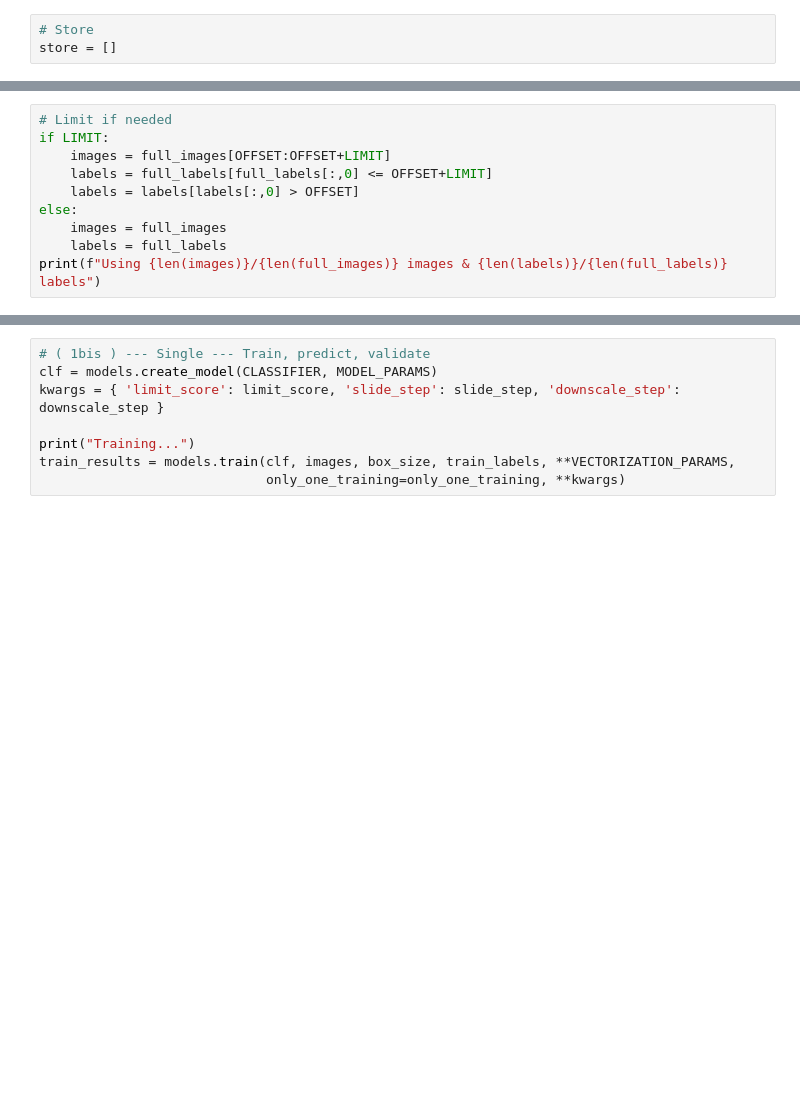
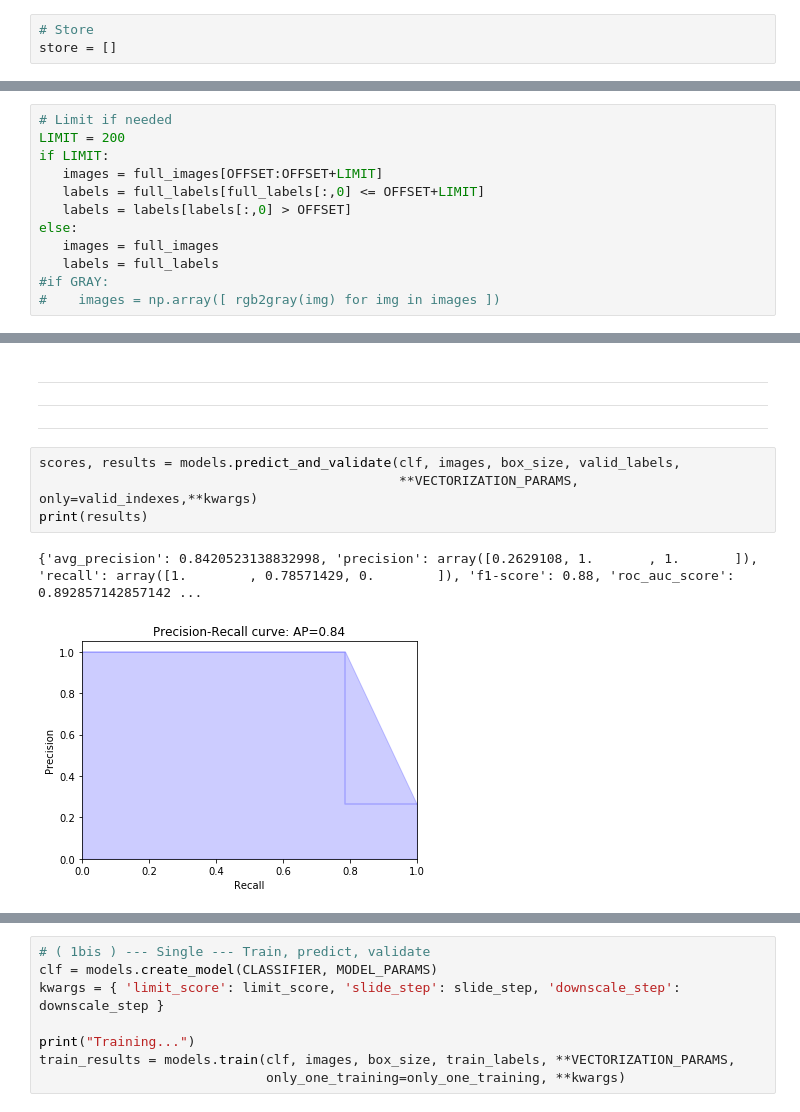
Before and after one commit to jpennors/face_detection_project, a Jupyter notebook: KISS.ipynb, the cells around one changed output, grey strips where cells are left out. Saved outputs shown, nothing was run; the diff lists cells and outputs as text; blank space fills up the shorter version.

```diff
--- a/KISS.ipynb
+++ b/KISS.ipynb
@@ -25,10 +31,12 @@ TRAIN_RATE = 0.75
 # %%
 # Limit if needed
+LIMIT = 200
 if LIMIT:
-    images = full_images[OFFSET:OFFSET+LIMIT]
-    labels = full_labels[full_labels[:,0] <= OFFSET+LIMIT]
-    labels = labels[labels[:,0] > OFFSET]
+   images = full_images[OFFSET:OFFSET+LIMIT]
+   labels = full_labels[full_labels[:,0] <= OFFSET+LIMIT]
+   labels = labels[labels[:,0] > OFFSET]
 else:
-    images = full_images
-    labels = full_labels
-print(f"Using {len(images)}/{len(full_images)} images & {len(labels)}/{len(full_labels)} labels")
+   images = full_images
+   labels = full_labels
+#if GRAY:
+#    images = np.array([ rgb2gray(img) for img in images ])
@@ -93,0 +128,11 @@ IndexError: too many indices for array
+# %% [markdown]
+-----
+-----
+-----
+# %%
+scores, results = models.predict_and_validate(clf, images, box_size, valid_labels,
+                                              **VECTORIZATION_PARAMS, only=valid_indexes,**kwargs)
+print(results)
+# %% [output]
+{'avg_precision': 0.8420523138832998, 'precision': array([0.2629108, 1.       , 1.       ]), 'recall': array([1.        , 0.78571429, 0.        ]), 'f1-score': 0.88, 'roc_auc_score': 0.892857142857142 ...
+[figure, added]
```
Also changed, not shown: parts of 23 cells of this notebook, 5 other files.
